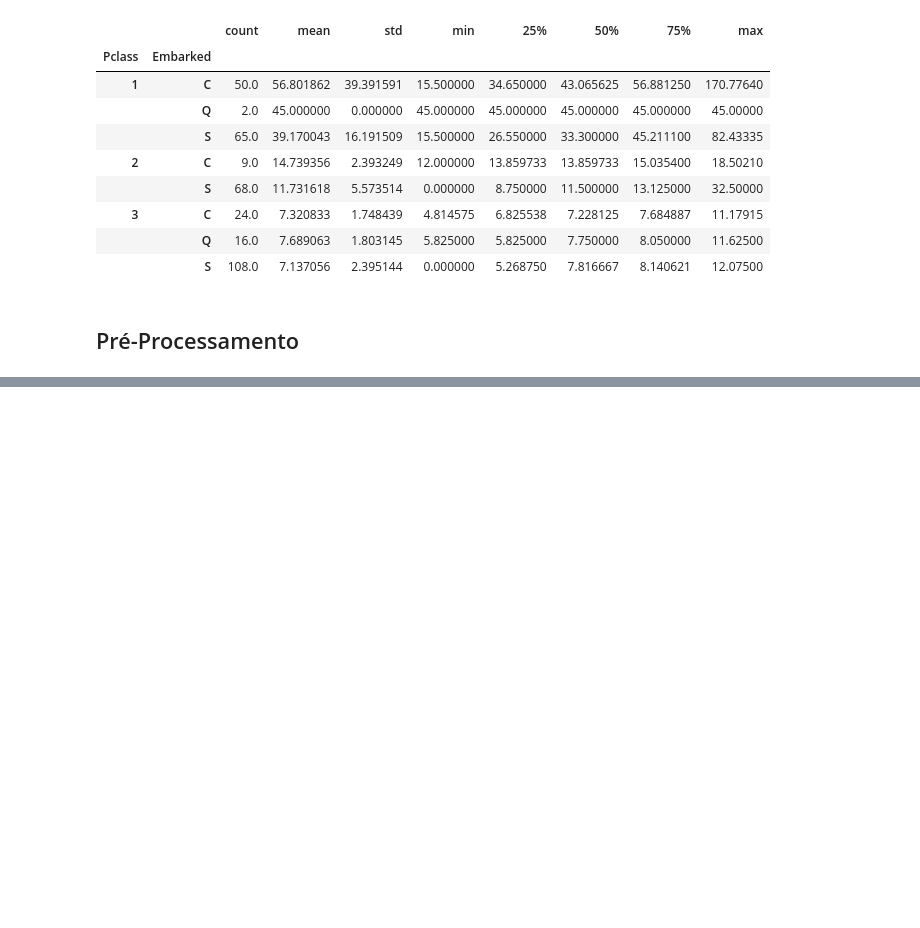
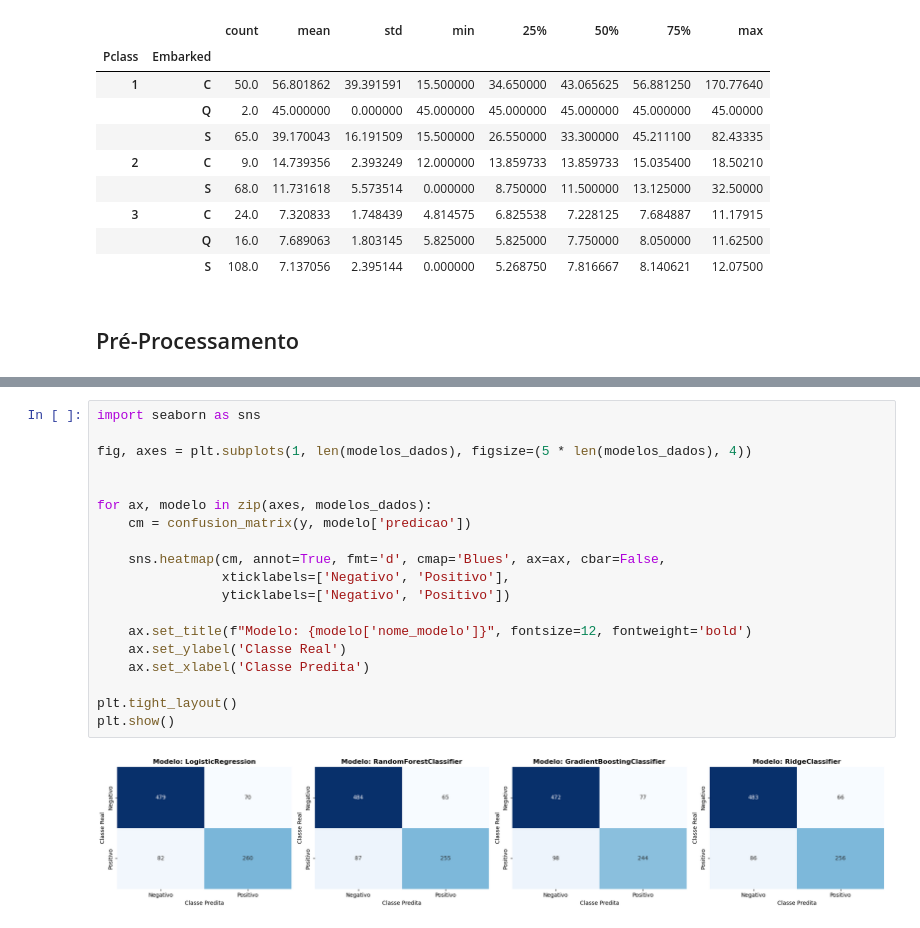
Before and after one commit to oliveira-silva-lucas/titanic, a Jupyter notebook: titanic_II.ipynb, the cells around one changed output, grey strips where cells are left out. Saved outputs shown, nothing was run; the diff lists cells and outputs as text; blank space fills up the shorter version.

```diff
--- a/titanic_II.ipynb
+++ b/titanic_II.ipynb
@@ -443,0 +452,21 @@ plt.show()
+# %%
+import seaborn as sns
+
+fig, axes = plt.subplots(1, len(modelos_dados), figsize=(5 * len(modelos_dados), 4))
+
+
+for ax, modelo in zip(axes, modelos_dados):
+    cm = confusion_matrix(y, modelo['predicao'])
+
+    sns.heatmap(cm, annot=True, fmt='d', cmap='Blues', ax=ax, cbar=False,
+                xticklabels=['Negativo', 'Positivo'],
+                yticklabels=['Negativo', 'Positivo'])
+
+    ax.set_title(f"Modelo: {modelo['nome_modelo']}", fontsize=12, fontweight='bold')
+    ax.set_ylabel('Classe Real')
+    ax.set_xlabel('Classe Predita')
+
+plt.tight_layout()
+plt.show()
+# %% [output]
+[figure, added]
```
Also changed, not shown: parts of 22 cells of this notebook.
